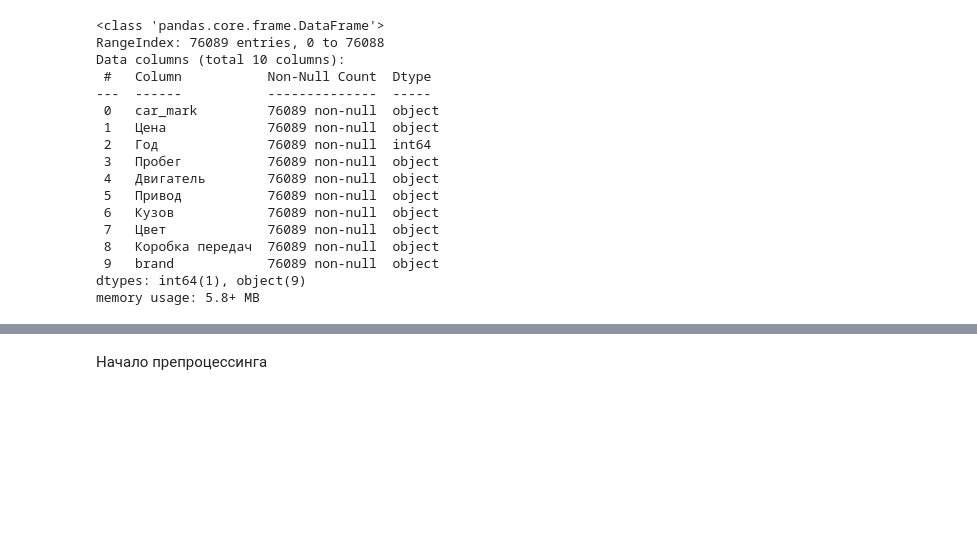
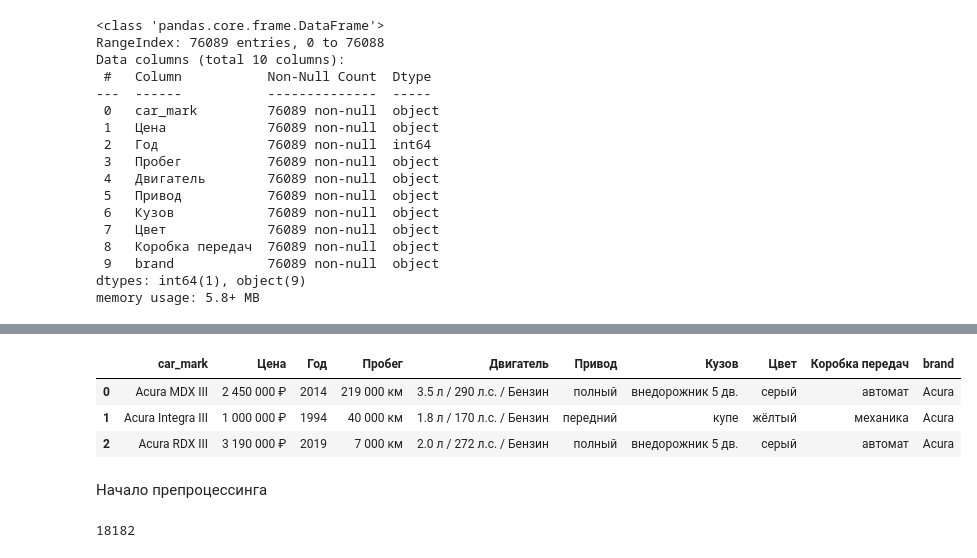
Before and after one commit to REU-DS-CLUB/Car_price_prediction, a Jupyter notebook: БИБИКА.ipynb, the cells around one changed output, grey strips where cells are left out. Cells and saved outputs as stored; diff of their text form; code cells hidden in the pictures; blank space fills up the shorter version.

```diff
--- a/БИБИКА.ipynb
+++ b/БИБИКА.ipynb
@@ -30,3 +53,10 @@ memory usage: 5.8+ MB
+# %%
+df.head(3)
+# %% [output]
+|  | car_mark | Цена | Год | Пробег | Двигатель | Привод | Кузов | Цвет | Коробка передач | brand |
+| 0 | Acura MDX III | 2 450 000 ₽ | 2014 | 219 000 км | 3.5 л / 290 л.с. / Бензин | полный | внедорожник 5 дв. | серый | автомат | Acura |
+| 1 | Acura Integra III | 1 000 000 ₽ | 1994 | 40 000 км | 1.8 л / 170 л.с. / Бензин | передний | купе | жёлтый | механика | Acura |
+| 2 | Acura RDX III | 3 190 000 ₽ | 2019 | 7 000 км | 2.0 л / 272 л.с. / Бензин | полный | внедорожник 5 дв. | серый | автомат | Acura |
 # %% [markdown]
 Начало препроцессинга
 # %%
@@ -67,4 +90,18 @@ df[s.columns] = s.values
 df['Мощность'] = df['Мощность'].astype(int)
 df['Объем'] = df['Объем'].astype(float)
 df = df.fillna(0)
+# %%
+# Удаление лишних цветов
+colors = ['серый', 'жёлтый', 'чёрный', 'белый', 'красный', 'фиолетовый',
+          'бежевый', 'пурпурный', 'коричневый', 'синий', 'серебристый',
+          'голубой', 'зелёный', 'оранжевый', 'розовый']
+for i in range(df.shape[0]):
+  if not df['Цвет'][i] in colors:  #  Проверка на русский текст.
+    df.loc[i,'Цвет'] = np.NaN
+
+# Добавление цветов поверх лишних
+print(df['Цвет'].isnull().sum())
+df['Цвет'] = df['Цвет'].fillna(colors[r.randint(0, len(colors))])
+# %% [output]
+18182
 # %%
```
Also changed, not shown: parts of 25 cells of this notebook.
